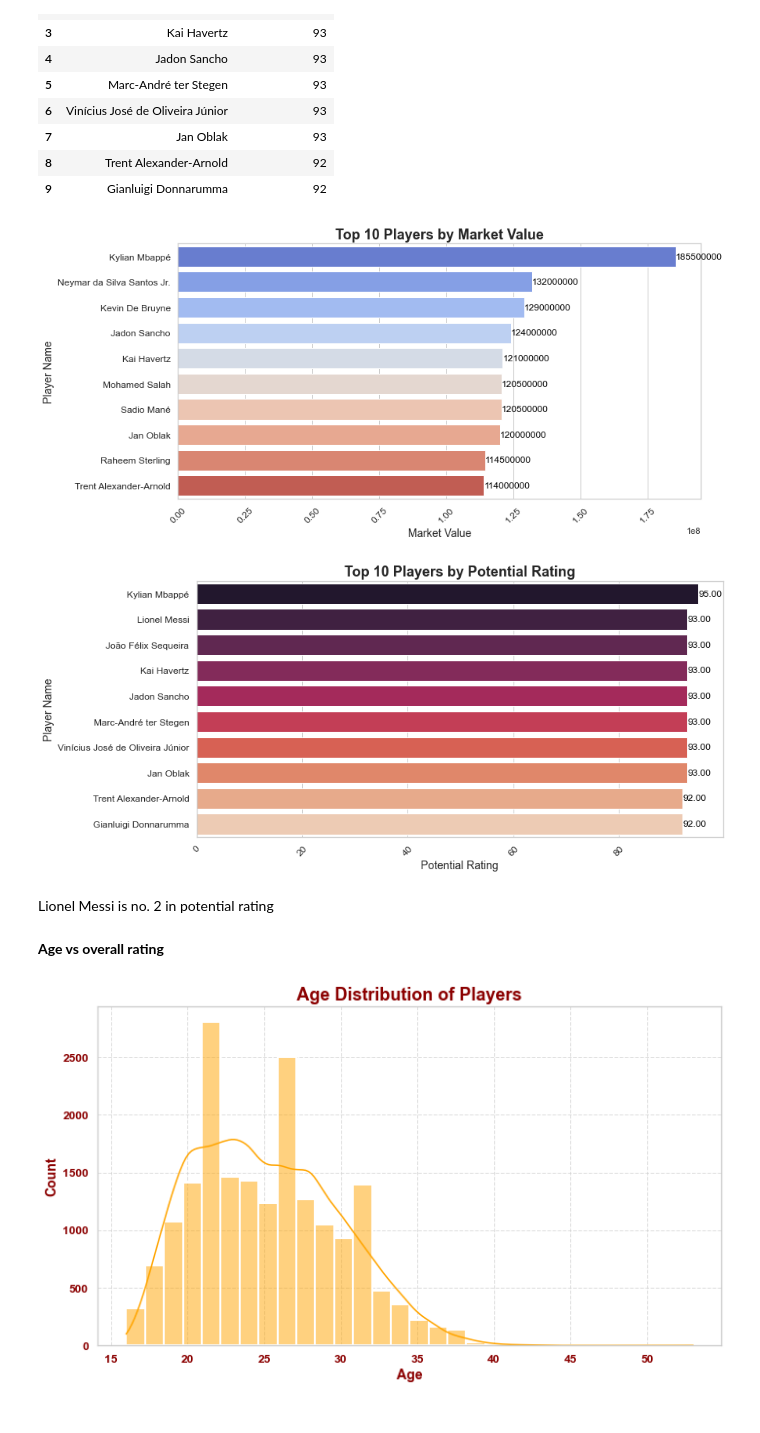
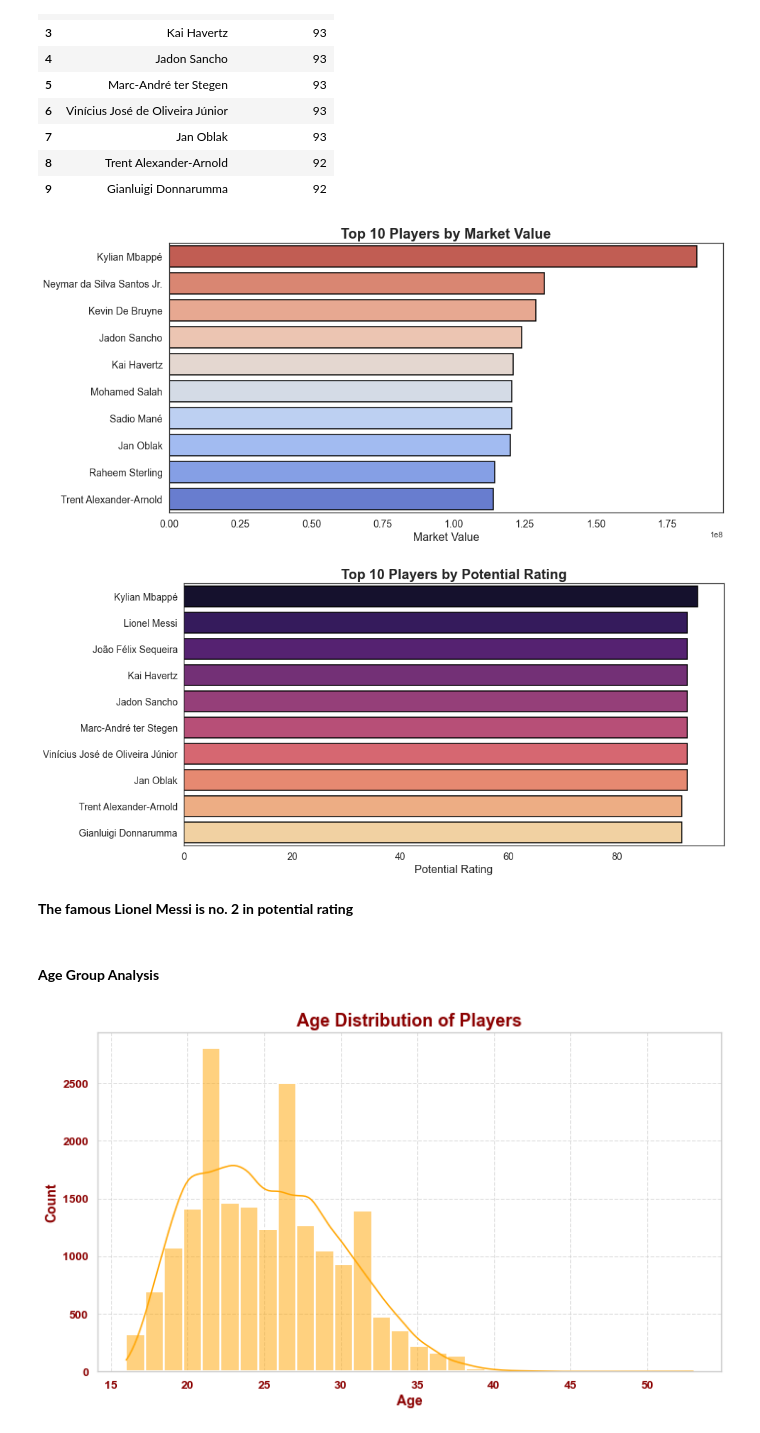
Before and after one commit to Usayed777/PortfolioProjects, a Jupyter notebook: Fifa.ipynb, the cells around one changed output. Drawn from its saved outputs; the diff is of its cells as text; code cells hidden in the pictures.

```diff
--- a/Fifa.ipynb
+++ b/Fifa.ipynb
@@ -397,39 +384,35 @@ display(styled_potential_table)
 | 8 | Trent Alexander-Arnold | 92 |
 | 9 | Gianluigi Donnarumma | 92 |
 # %%
-sns.set_theme(style="whitegrid")
+sns.set_theme(style="white")
 
 top_players_by_value = df[['FullName', 'Value', 'Potential Rating']].sort_values(by='Value', ascending=False).head(10)
 top_players_by_potential = df[['FullName', 'Value', 'Potential Rating']].sort_values(by='Potential Rating', ascending=False).head(10)
 
-plt.figure(figsize=(12, 6))
-sns.barplot(x='Value', y='FullName', data=top_players_by_value, palette='coolwarm')
-plt.title('Top 10 Players by Market Value', fontsize=18, fontweight='bold')
-plt.xlabel('Market Value', fontsize=14)
-plt.ylabel('Player Name', fontsize=14)
-plt.xticks(rotation=45, fontsize=12)
-plt.yticks(fontsize=12)
-for index, value in enumerate(top_players_by_value['Value']):
-    plt.text(value + 1, index, f'{value:.0f}', va='center', ha='left', fontsize=12, color='black')
+plt.figure(figsize=(14, 7))
+sns.barplot(x='Value', y='FullName', data=top_players_by_value, palette='coolwarm_r', edgecolor='black', linewidth=1.5)
+plt.title('Top 10 Players by Market Value', fontsize=20, fontweight='bold')
+plt.xlabel('Market Value', fontsize=16)
+plt.ylabel('')
+plt.xticks(fontsize=14)
+plt.yticks(fontsize=14)
 plt.show()
 
-plt.figure(figsize=(12, 6))
-sns.barplot(x='Potential Rating', y='FullName', data=top_players_by_potential, palette='rocket')
-plt.title('Top 10 Players by Potential Rating', fontsize=18, fontweight='bold')
-plt.xlabel('Potential Rating', fontsize=14)
-plt.ylabel('Player Name', fontsize=14)
-plt.xticks(rotation=45, fontsize=12)
-plt.yticks(fontsize=12)
-for index, value in enumerate(top_players_by_potential['Potential Rating']):
-    plt.text(value + 0.1, index, f'{value:.2f}', va='center', ha='left', fontsize=12, color='black')
+plt.figure(figsize=(14, 7))
+sns.barplot(x='Potential Rating', y='FullName', data=top_players_by_potential, palette='magma', edgecolor='black', linewidth=1.5)
+plt.title('Top 10 Players by Potential Rating', fontsize=20, fontweight='bold')
+plt.xlabel('Potential Rating', fontsize=16)
+plt.ylabel('')
+plt.xticks(fontsize=14)
+plt.yticks(fontsize=14)
 plt.show()
 # %% [output]
-[figure, old version]
+[figure, new version]
-[figure, old version]
+[figure, new version]
 # %% [markdown]
-Lionel Messi is no. 2 in potential rating
+**The famous Lionel Messi is no. 2 in potential rating**
-# %% [markdown]
-**Age vs overall rating**
+# %% [markdown]
+#### **Age Group Analysis**
 # %%
 sns.set_theme(style="whitegrid", palette="coolwarm")
 
```
Also changed, not shown: parts of 35 cells of this notebook.
